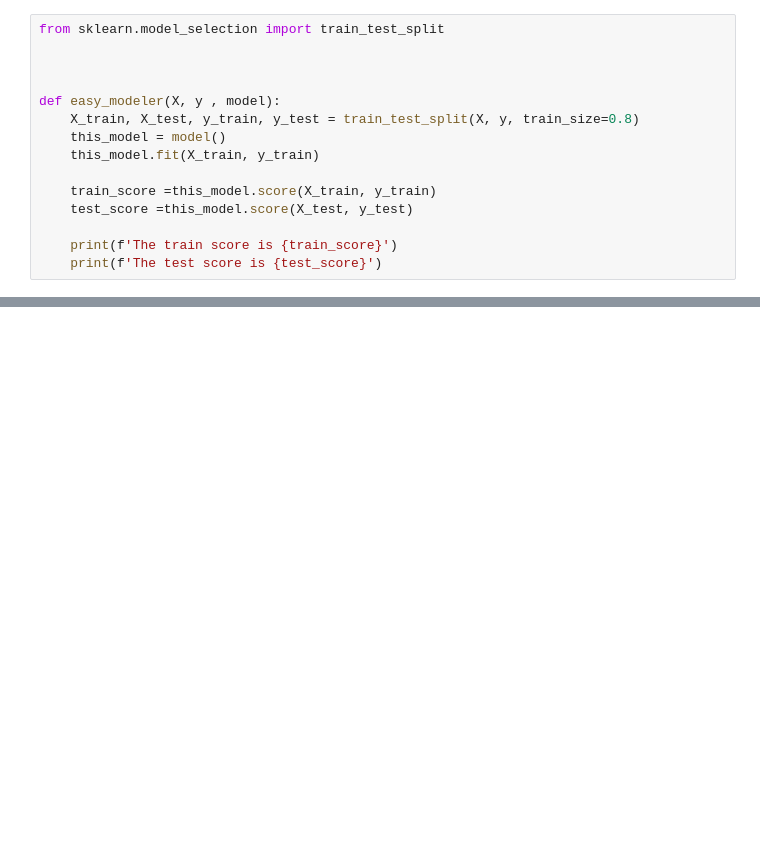
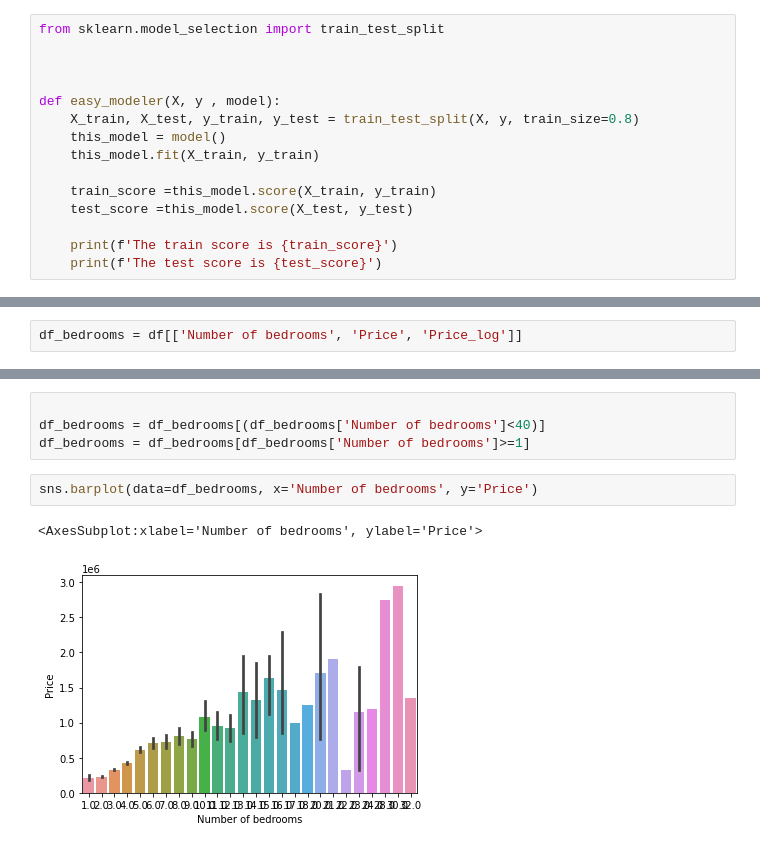
Before and after one commit to WoutervdVijver/Immo-Eliza-deployment, a Jupyter notebook: datavisual.ipynb, the cells around one changed output, grey strips where cells are left out. Cells and saved outputs as stored; diff of their text form; blank space fills up the shorter version.

```diff
--- a/datavisual.ipynb
+++ b/datavisual.ipynb
@@ -134,0 +216,2 @@ def easy_modeler(X, y , model):
+# %%
+df_bedrooms = df[['Number of bedrooms', 'Price', 'Price_log']]
@@ -134,0 +228,9 @@ def easy_modeler(X, y , model):
+# %%
+
+df_bedrooms = df_bedrooms[(df_bedrooms['Number of bedrooms']<40)]
+df_bedrooms = df_bedrooms[df_bedrooms['Number of bedrooms']>=1]
+# %%
+sns.barplot(data=df_bedrooms, x='Number of bedrooms', y='Price')
+# %% [output]
+<AxesSubplot:xlabel='Number of bedrooms', ylabel='Price'>
+[figure, added]
```
Also changed, not shown: parts of 99 cells of this notebook.
